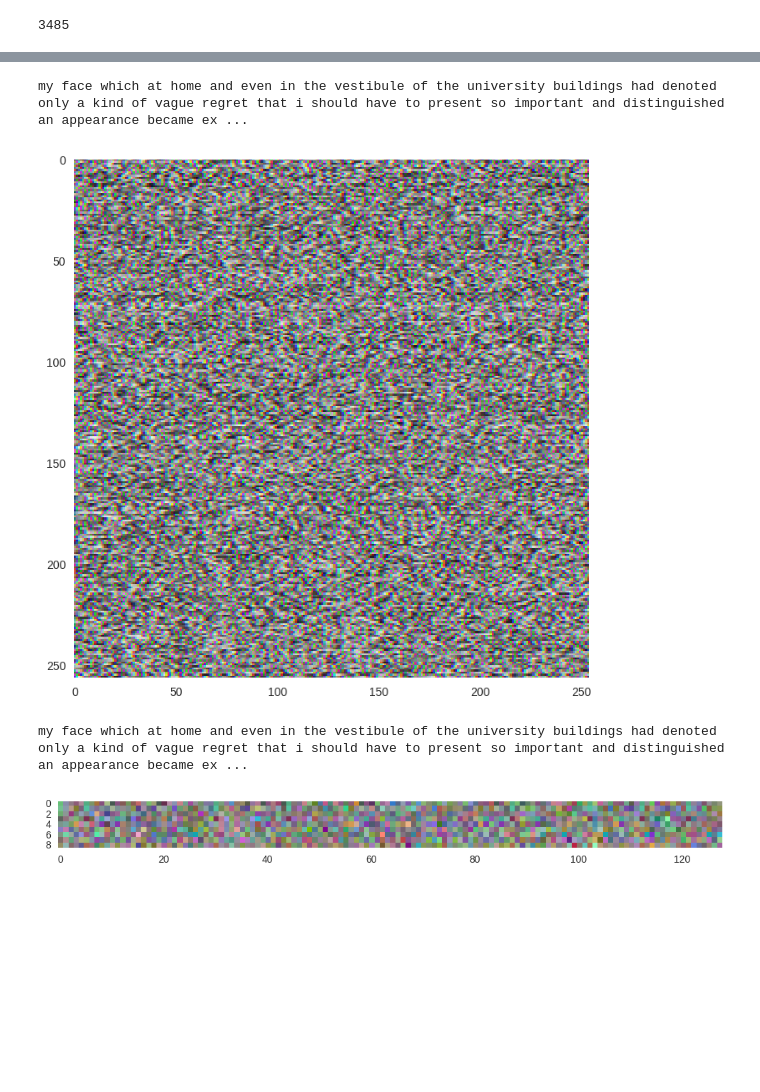
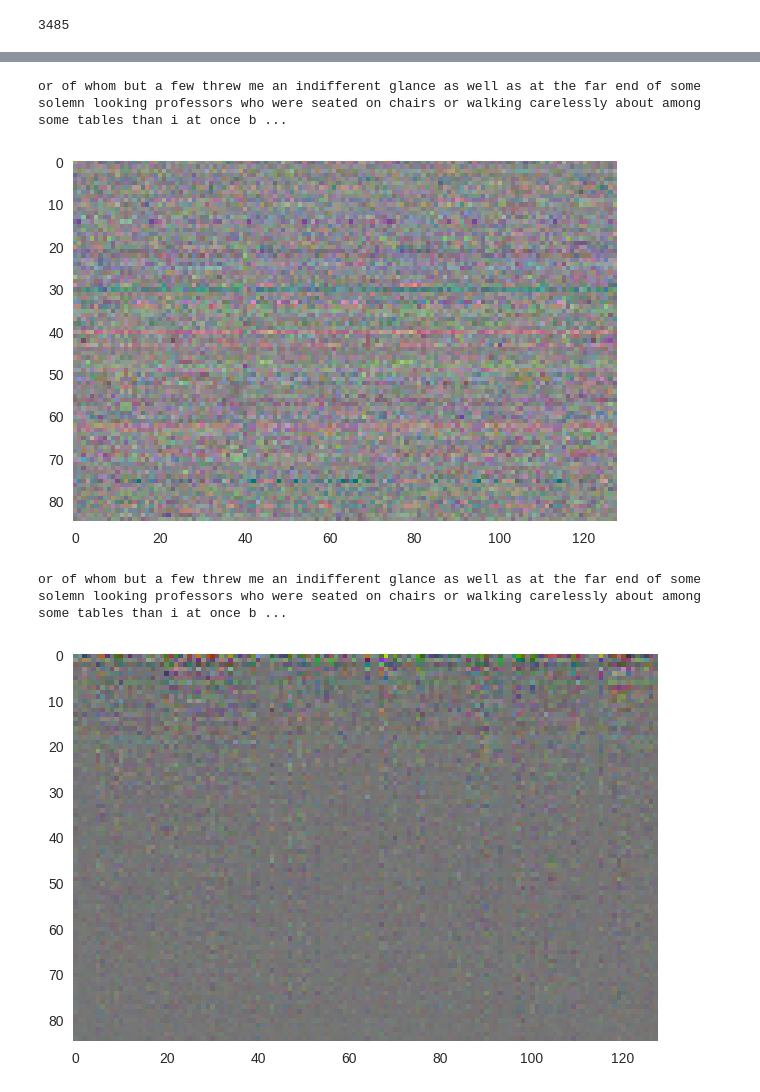
Before and after one commit to victor-shepardson/word-vector-experiments, a Jupyter notebook: notebooks/word-vectors.ipynb, the cells around one changed output, grey strips where cells are left out. Drawn from its saved outputs; the diff is of its cells as text; code cells hidden in the pictures; blank space fills up the shorter version.

```diff
--- a/notebooks/word-vectors.ipynb
+++ b/notebooks/word-vectors.ipynb
@@ -147,7 +189,0 @@ sorted(display_dict.items(), key=operator.itemgetter(1), reverse=False)
-# %%
-seqs = []
-for t in tqdm(texts):
-    seqs.append(tok.texts_to_sequences([t])
-picklewrite('bin/seqs.pickle', seqs)
-# %%
-seqs = pickleread('bin/seqs.pickle')
@@ -304,9 +297,18 @@ train(12000)
+# %%
+# index_embeddings = nce_weights.eval()
+index_embeddings = embeddings.eval()
+picklewrite('../bin/embeddings.pickle', index_embeddings)
 # %%
-index_embeddings = s.run(embeddings)
+# when using the skip-gram model,
+# this tends to look similar as at intialization, except that one single component goes to zero explained variance
+# this implies that the embeddings lie on an N-1 dimensional hyperplane?
+# if they were unit vectors (on a hypersphere),
+# the true dimensionality would be N-1, right? but PCA shouldn't be able to find it
+# unless the embeddings all clump to a small approximately planar region of the hypersphere
 word_embeddings = {index_words[i]:e for i,e in enumerate(index_embeddings) if i in index_words}
 estimator = PCA()
 index_embeddings_pca = estimator.fit_transform(index_embeddings)
 word_embeddings_pca = {index_words[i]:e for i,e in enumerate(index_embeddings_pca) if i in index_words}
-plt.plot(estimator.explained_variance_ratio_)
+plt.plot(np.log(estimator.explained_variance_ratio_))
 # %% [output]
 [<matplotlib.lines.Line2D at 0x...>]
@@ -340,23 +342,33 @@ def plot_word(w='the'):
     plt.imshow(word_embeddings_pca[w].reshape((8,16)), interpolation='nearest')
     plt.grid(False)
 # %%
-begin = 10000
 mean = index_embeddings.mean(0)
 def norm(v):
     centered = v-mean
     return centered/np.linalg.norm(centered)
-width = 256
+# seq = seqs[3]
+# width = len(seq)
+begin = 10000
+width = 128
 seq = seqs[3][begin:begin+width]
 print(' '.join(index_words[i] for i in seq))
 im = np.stack([norm(index_embeddings[i]) for i in seq],1)
-im = np.stack((im[:,:-2], im[:,1:-1], im[:,2:]),2)
-fig, ax = plt.subplots(1,1,figsize=(12,8))
+# im = np.stack((im[:,:-2], im[:,1:-1], im[:,2:]),2)
+im = im[:int(im.shape[0]/3)*3]
+im = np.stack((im[1::3], im[2::3], im[::3]),2)
+fig, ax = plt.subplots(1,1,figsize=(7,7))
 ax.imshow((im-im.min())/(im.max()-im.min()), interpolation='nearest')
 ax.grid(False)
 # %% [output]
-my face which at home and even in the vestibule of the university buildings had denoted only a kind of vague regret that i should have to present so important and distinguished an appearance became ex ...
+or of whom but a few threw me an indifferent glance as well as at the far end of some solemn looking professors who were seated on chairs or walking carelessly about among some tables than i at once b ...
-[figure, old version]
+[figure, new version]
 # %%
+# looking at principal components, it's clear that common words have all their energy in the first few,
+# while uncommon words are spread out over the smaller eigenvalues
+# horizontal structure is also visible where sequences of words are closely related
+
+# seq = seqs[3]
+# width = len(seq)
 begin = 10000
 width = 128
 seq = seqs[3][begin:begin+width]
@@ -364,13 +376,13 @@ print(' '.join(index_words[i] for i in seq))
 im = np.stack([index_embeddings_pca[i] for i in seq],1)
 # im = np.stack((im[:,:-2], im[:,1:-1], im[:,2:]),2)
 im = im[:int(im.shape[0]/3)*3]
-im = np.stack((im[1::3], im[2::3], im[::3]),2)[:9]
+im = np.stack((im[1::3], im[2::3], im[::3]),2)
 fig, ax = plt.subplots(1,1,figsize=(12,5))
 ax.imshow((im-im.min())/(im.max()-im.min()), interpolation='nearest')
 ax.grid(False)
 # %% [output]
-my face which at home and even in the vestibule of the university buildings had denoted only a kind of vague regret that i should have to present so important and distinguished an appearance became ex ...
+or of whom but a few threw me an indifferent glance as well as at the far end of some solemn looking professors who were seated on chairs or walking carelessly about among some tables than i at once b ...
-[figure, old version]
+[figure, new version]
 # %%
 # for each word in vocab, compute cosine distance to other words
 # store most similar and dissimilar
```
Also changed, not shown: parts of 41 cells of this notebook.
